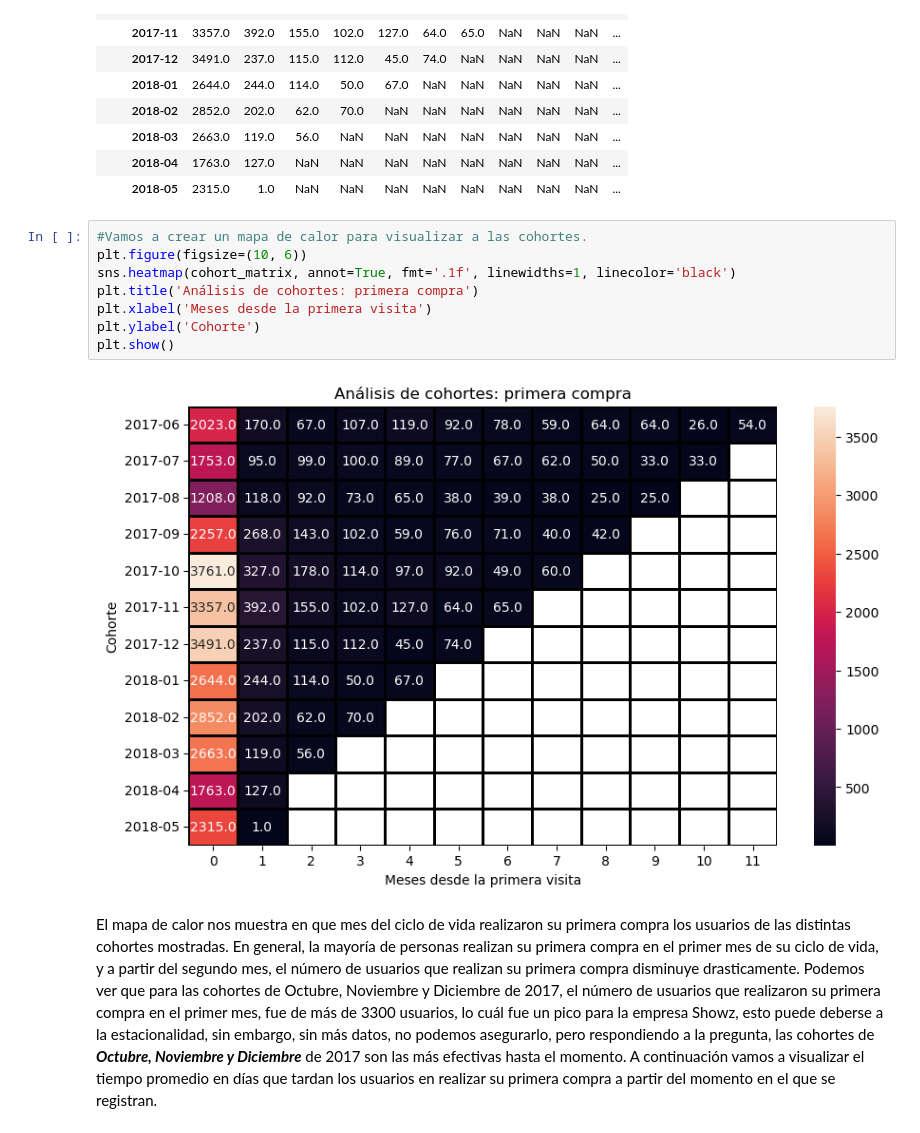
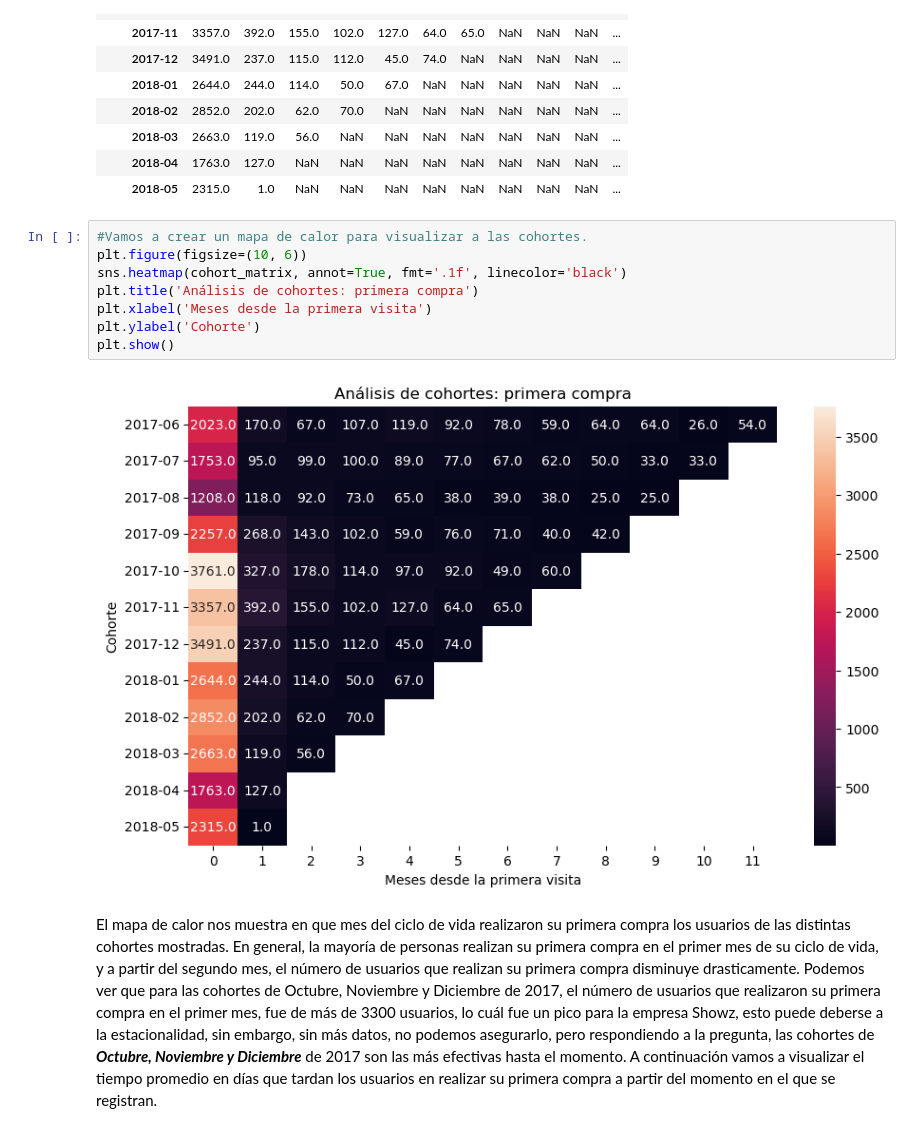
Before and after one commit to Sanlc10/showz_marketing_performance_analysis, a Jupyter notebook: Notebooks/EDA.ipynb, the cells around one changed output. Drawn from its saved outputs; the diff is of its cells as text.

```diff
--- a/Notebooks/EDA.ipynb
+++ b/Notebooks/EDA.ipynb
@@ -382,13 +382,13 @@ cohort_matrix
 # %%
 #Vamos a crear un mapa de calor para visualizar a las cohortes.
 plt.figure(figsize=(10, 6))
-sns.heatmap(cohort_matrix, annot=True, fmt='.1f', linewidths=1, linecolor='black')
+sns.heatmap(cohort_matrix, annot=True, fmt='.1f', linecolor='black')
 plt.title('Análisis de cohortes: primera compra')
 plt.xlabel('Meses desde la primera visita')
 plt.ylabel('Cohorte')
 plt.show()
 # %% [output]
-[figure, old version]
+[figure, new version]
 # %% [markdown]
 El mapa de calor nos muestra en que mes del ciclo de vida realizaron su primera compra los usuarios de las distintas cohortes mostradas. En general, la mayoría de personas realizan su primera compra en el primer mes de su ciclo de vida, y a partir del segundo mes, el número de usuarios que realizan su primera compra disminuye drasticamente. Podemos ver que para las cohortes de Octubre, Noviembre y Diciembre de 2017, el número de usuarios que realizaron su primera compra en el primer mes, fue de más de 3300 usuarios, lo cuál fue un pico para la empresa Showz, esto puede deberse a la estacionalidad, sin embargo, sin más datos, no podemos asegurarlo, pero respondiendo a la pregunta, las cohortes de ***Octubre, Noviembre y Diciembre*** de 2017 son las más efectivas hasta el momento. A continuación vamos a visualizar el tiempo promedio en días que tardan los usuarios en realizar su primera compra a partir del momento en el que se registran.
 # %%
```
Also changed, not shown: parts of 29 cells of this notebook.
